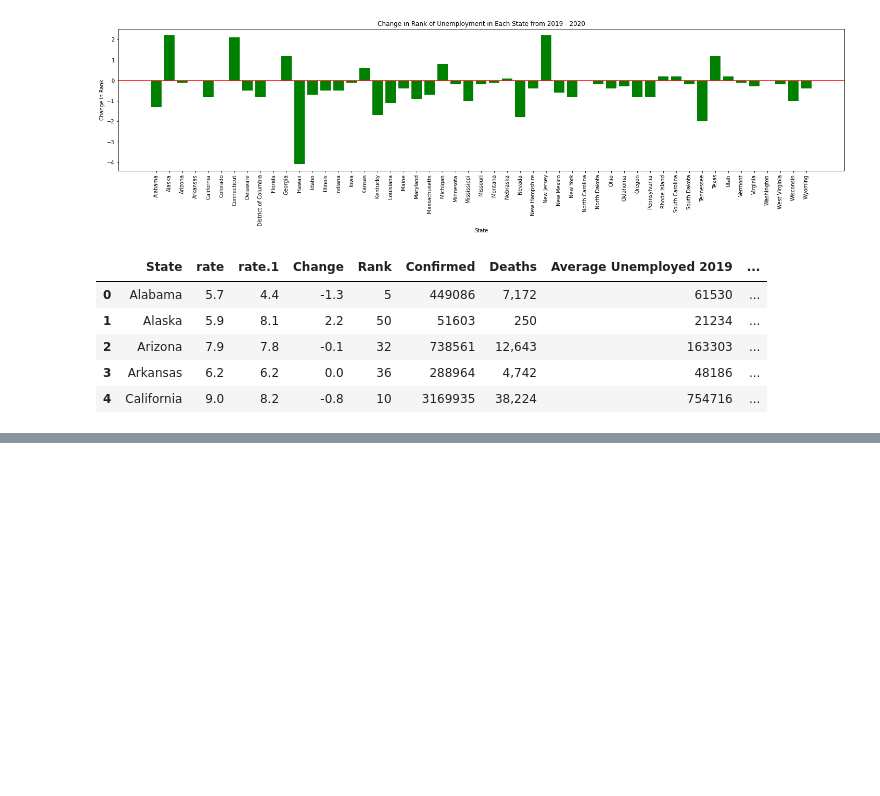
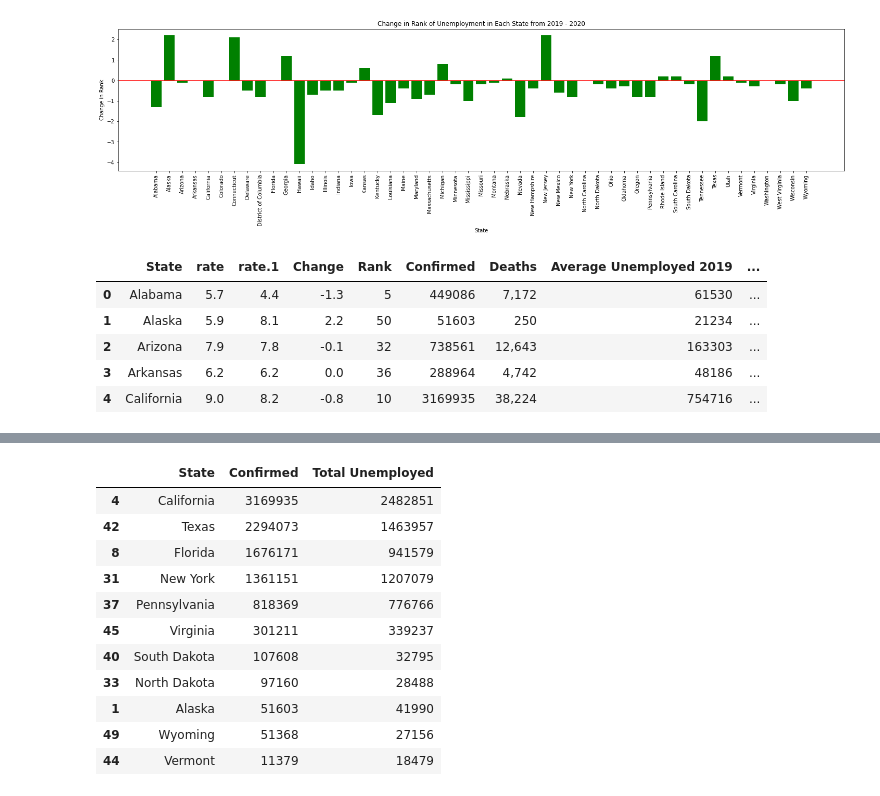
Before and after one commit to chadmilburn/COVID, a Jupyter notebook: Unemployment_vs_Covid_Cases.ipynb, the cells around one changed output, grey strips where cells are left out. Saved outputs shown, nothing was run; the diff lists cells and outputs as text; code cells hidden in the pictures; blank space fills up the shorter version.

```diff
--- a/Unemployment_vs_Covid_Cases.ipynb
+++ b/Unemployment_vs_Covid_Cases.ipynb
@@ -163,0 +204,21 @@ plt.show()
+# %%
+
+#putting in order by the highest
+summary = summary.sort_values(by="Confirmed", ascending=False)
+#dropping everything but the top 10 states
+summary = summary.drop([30,14,22,21,0,23,25,18,5,36,17,20,15,47,46,3,16,28,24,6,27,32,12,48,2,34,26,7,29,13,19,11,35,43,41,10,38,39,9], axis=0)
+#Show output
+summary
+# %% [output]
+|  | State | Confirmed | Total Unemployed |
+| 4 | California | 3169935 | 2482851 |
+| 42 | Texas | 2294073 | 1463957 |
+| 8 | Florida | 1676171 | 941579 |
+| 31 | New York | 1361151 | 1207079 |
+| 37 | Pennsylvania | 818369 | 776766 |
+| 45 | Virginia | 301211 | 339237 |
+| 40 | South Dakota | 107608 | 32795 |
+| 33 | North Dakota | 97160 | 28488 |
+| 1 | Alaska | 51603 | 41990 |
+| 49 | Wyoming | 51368 | 27156 |
+| 44 | Vermont | 11379 | 18479 |
```
Also changed, not shown: parts of 7 cells of this notebook.
